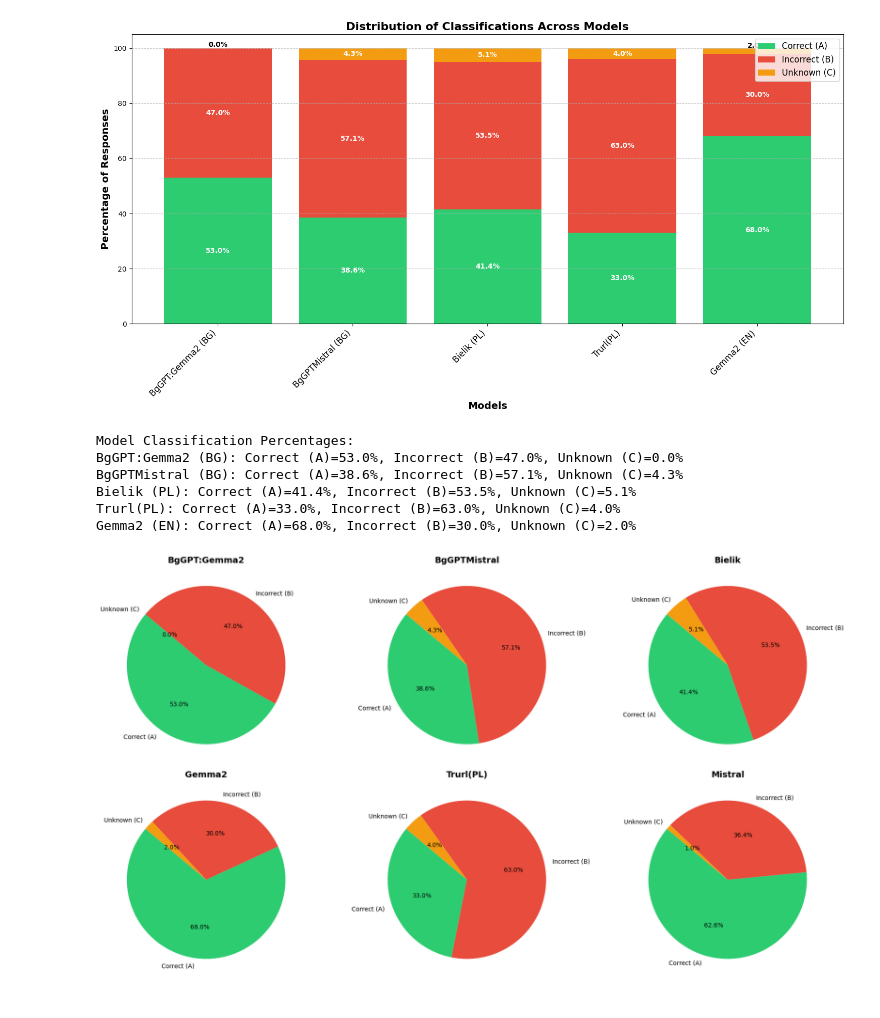
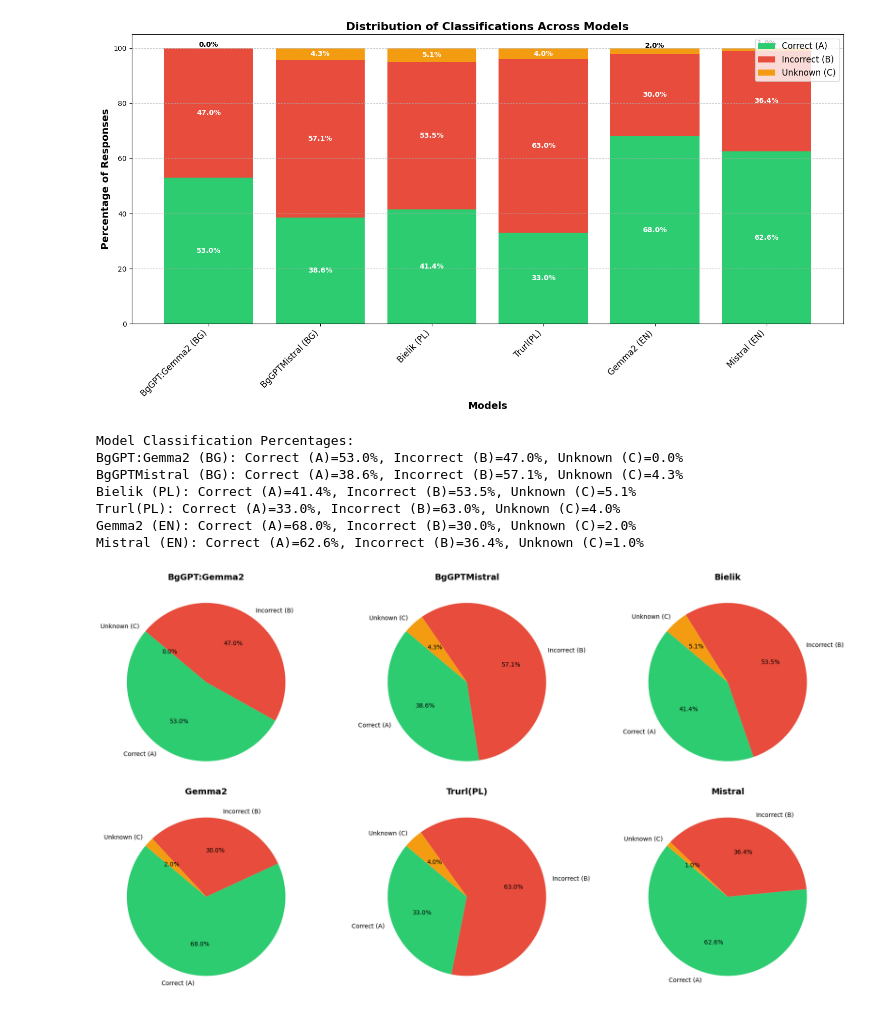
Before and after one commit to margaritaradeva/GroupPr, a Jupyter notebook: evaluation/classification_allmodels.ipynb, the cells around one changed output. Drawn from its saved outputs; the diff is of its cells as text; code cells hidden in the pictures.

Commit message:
added the 6th english model

```diff
--- a/evaluation/classification_allmodels.ipynb
+++ b/evaluation/classification_allmodels.ipynb
@@ -20,67 +20,59 @@ for file_path in models.values():
     classification_data['B'].append(df['Classification'].value_counts().get('B', 0) / total * 100)
     classification_data['C'].append(df['Classification'].value_counts().get('C', 0) / total * 100)
 
-
 model_names = list(models.keys())
-x = np.arange(len(model_names) - 1)
+x = np.arange(len(model_names))  # Remove the -1
 width = 0.8
 
 plt.figure(figsize=(15, 8))
 
+plt.bar(x, classification_data['A'], width, label='Correct (A)', color='#2ecc71')
+plt.bar(x, classification_data['B'], width, label='Incorrect (B)', color='#e74c3c', bottom=classification_data['A'])
 
-plt.bar(x, classification_data['A'][:-1], width, label='Correct (A)', color='#2ecc71')
-plt.bar(x, classification_data['B'][:-1], width, label='Incorrect (B)', color='#e74c3c', bottom=classification_data['A'][:-1])
-
-
-c_bottom = np.array(classification_data['A'][:-1]) + np.array(classification_data['B'][:-1])
-plt.bar(x, classification_data['C'][:-1], width, label='Unknown (C)', color='#f39c12', bottom=c_bottom)
-
+c_bottom = np.array(classification_data['A']) + np.array(classification_data['B'])
+plt.bar(x, classification_data['C'], width, label='Unknown (C)', color='#f39c12', bottom=c_bottom)
 
 plt.xlabel('Models', fontsize=14, fontweight='bold')
 plt.ylabel('Percentage of Responses', fontsize=14, fontweight='bold')
 plt.title('Distribution of Classifications Across Models', fontsize=16, fontweight='bold')
-plt.xticks(x, model_names[:-1], rotation=45, ha='right', fontsize=12)
+plt.xticks(x, model_names, rotation=45, ha='right', fontsize=12)
 plt.legend(fontsize=12, loc='upper right', bbox_to_anchor=(1, 1))
 
-for i in range(len(model_names) - 1):
+for i in range(len(model_names)):
     a, b, c = classification_data['A'][i], classification_data['B'][i], classification_data['C'][i]
-
 
     plt.text(i, a/2, f'{a:.1f}%', ha='center', va='center', fontsize=10, color='white', fontweight='bold')
 
-
     plt.text(i, a + b/2, f'{b:.1f}%', ha='center', va='center', fontsize=10, color='white', fontweight='bold')
-
 
     if c > 0:
         text_color = 'black' if c < 3 else 'white'
         va_pos = 'bottom' if c < 3 else 'center'
         plt.text(i, a + b + max(c, 3)/2, f'{c:.1f}%', ha='center', va=va_pos,
                  fontsize=10, color=text_color, fontweight='bold')
     else:
         plt.text(i, a + b, '0.0%', ha='center', va='bottom', fontsize=10, color='black', fontweight='bold')
 
-# Adjust layout and add grid
 plt.tight_layout()
 plt.grid(axis='y', linestyle='--', alpha=0.7)
 plt.ylim(0, 105)
 plt.show()
 
-
 print("Model Classification Percentages:")
-for model_name, a, b, c in zip(model_names[:-1],
-                                classification_data['A'][:-1],
-                                classification_data['B'][:-1],
-                                classification_data['C'][:-1]):
+for model_name, a, b, c in zip(model_names,
+                               classification_data['A'],
+                               classification_data['B'],
+                               classification_data['C']):
     print(f"{model_name}: Correct (A)={a:.1f}%, Incorrect (B)={b:.1f}%, Unknown (C)={c:.1f}%")
 # %% [output]
-[figure, old version]
+[figure, new version]
 Model Classification Percentages:
 BgGPT:Gemma2 (BG): Correct (A)=53.0%, Incorrect (B)=47.0%, Unknown (C)=0.0%
 BgGPTMistral (BG): Correct (A)=38.6%, Incorrect (B)=57.1%, Unknown (C)=4.3%
 Bielik (PL): Correct (A)=41.4%, Incorrect (B)=53.5%, Unknown (C)=5.1%
 Trurl(PL): Correct (A)=33.0%, Incorrect (B)=63.0%, Unknown (C)=4.0%
 Gemma2 (EN): Correct (A)=68.0%, Incorrect (B)=30.0%, Unknown (C)=2.0%
+Mistral (EN): Correct (A)=62.6%, Incorrect (B)=36.4%, Unknown (C)=1.0%
 # %%
 import pandas as pd
 import matplotlib.pyplot as plt
```
